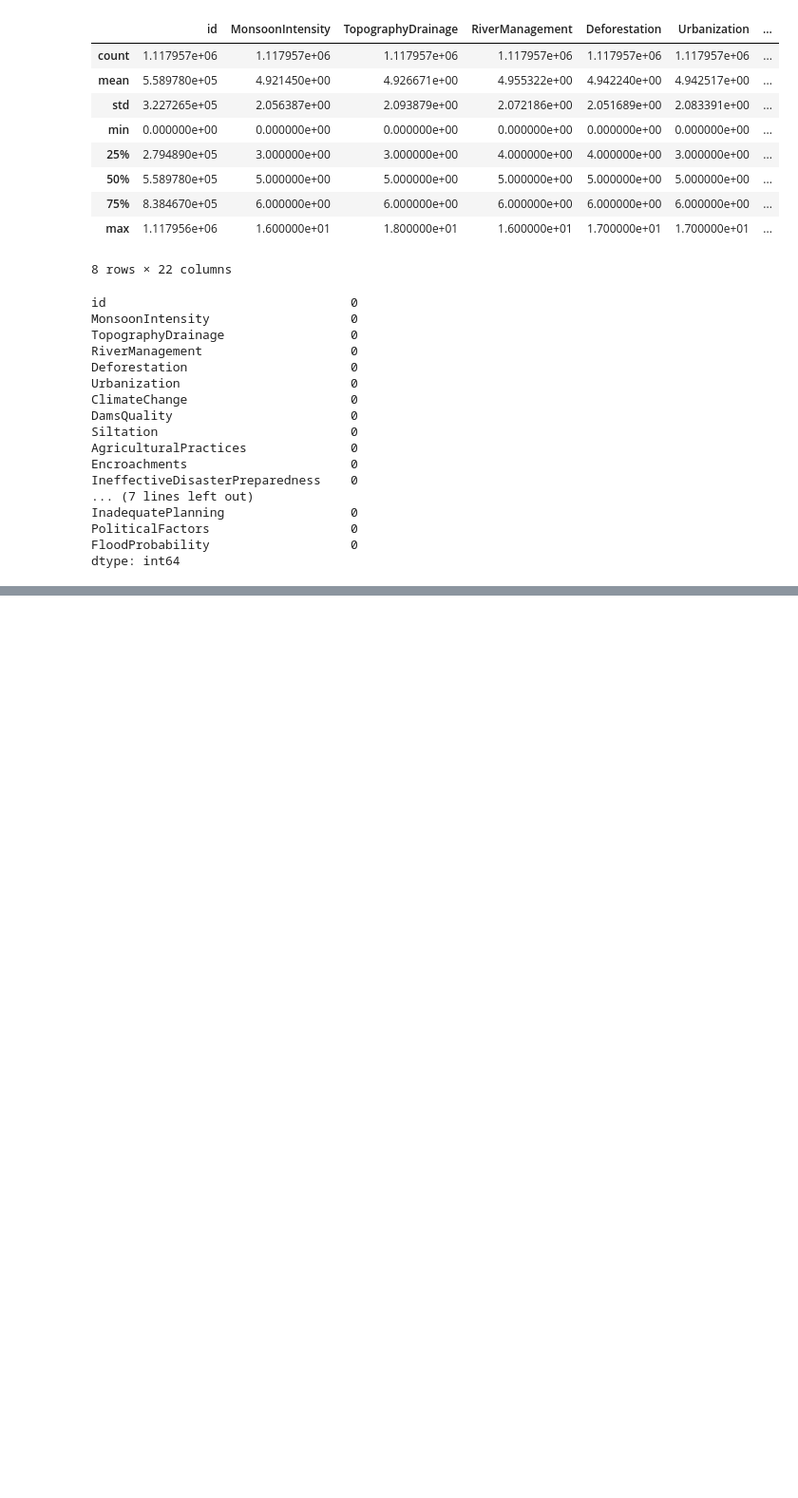
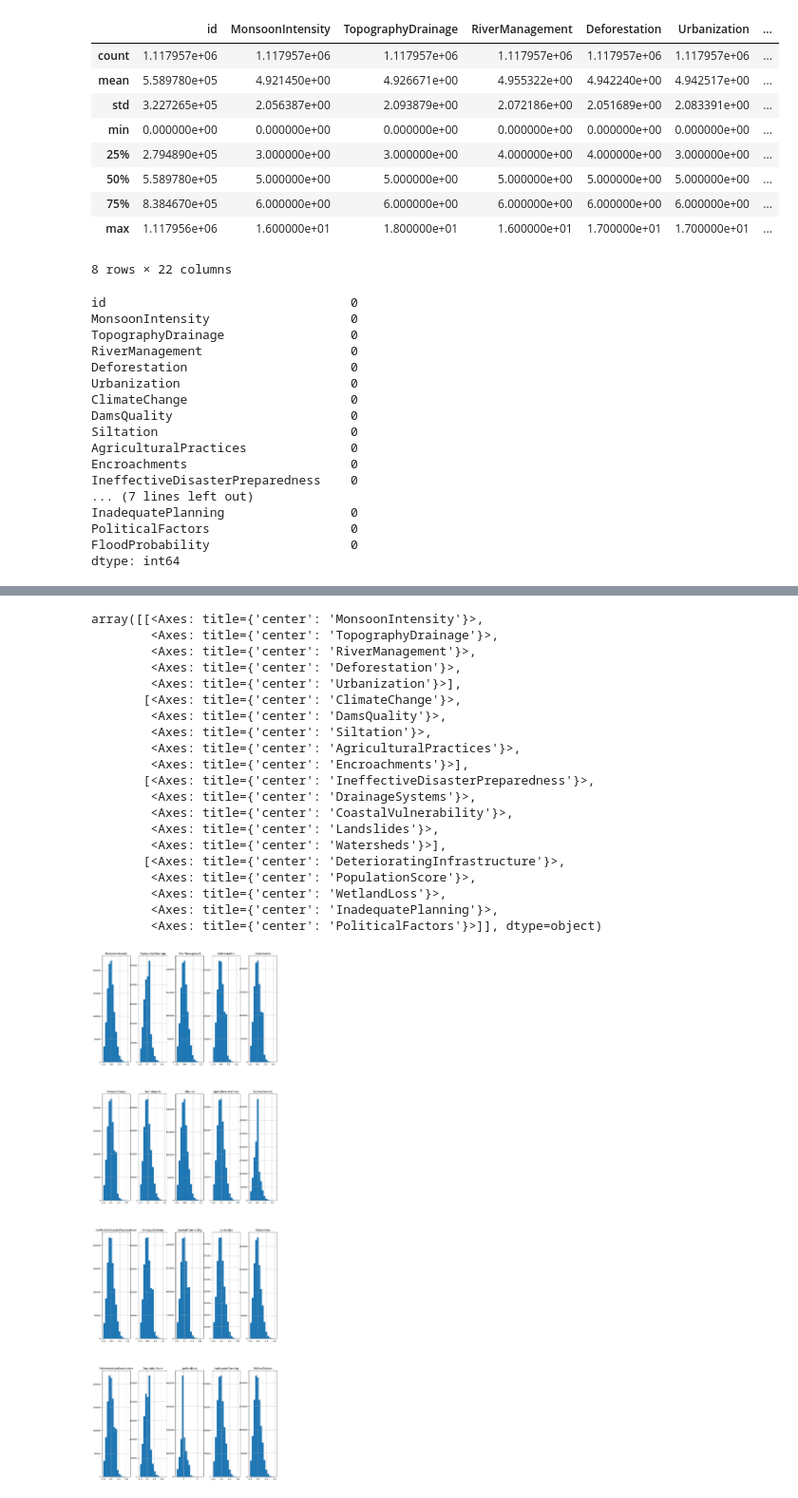
Before and after one commit to nsp8/Machine-Learning-Resources, a Jupyter notebook: regression_flood_prediction.ipynb, the cells around one changed output, grey strips where cells are left out. Shown: that part at 95% size. Drawn from its saved outputs; the diff is of its cells as text; code cells hidden in the pictures; blank space fills up the shorter version.

```diff
--- a/regression_flood_prediction.ipynb
+++ b/regression_flood_prediction.ipynb
@@ -50,0 +98,33 @@ dtype: int64
+# %%
+def standardize(data):
+    standard_scaler = StandardScaler()
+    standard_scaler.fit(data)
+    return standard_scaler.transform(data)
+    # _data = data.copy(deep=True)
+    # return (_data - _data.mean(axis=0)) / _data.std(axis=0)
+
+
+features_train_standardized = standardize(features_train)
+# features_train_standardized.hist(bins=15, figsize=(15, 45), layout=(4, 5))
+# %% [output]
+array([[<Axes: title={'center': 'MonsoonIntensity'}>,
+        <Axes: title={'center': 'TopographyDrainage'}>,
+        <Axes: title={'center': 'RiverManagement'}>,
+        <Axes: title={'center': 'Deforestation'}>,
+        <Axes: title={'center': 'Urbanization'}>],
+       [<Axes: title={'center': 'ClimateChange'}>,
+        <Axes: title={'center': 'DamsQuality'}>,
+        <Axes: title={'center': 'Siltation'}>,
+        <Axes: title={'center': 'AgriculturalPractices'}>,
+        <Axes: title={'center': 'Encroachments'}>],
+       [<Axes: title={'center': 'IneffectiveDisasterPreparedness'}>,
+        <Axes: title={'center': 'DrainageSystems'}>,
+        <Axes: title={'center': 'CoastalVulnerability'}>,
+        <Axes: title={'center': 'Landslides'}>,
+        <Axes: title={'center': 'Watersheds'}>],
+       [<Axes: title={'center': 'DeterioratingInfrastructure'}>,
+        <Axes: title={'center': 'PopulationScore'}>,
+        <Axes: title={'center': 'WetlandLoss'}>,
+        <Axes: title={'center': 'InadequatePlanning'}>,
+        <Axes: title={'center': 'PoliticalFactors'}>]], dtype=object)
+[figure, added]
```
Also changed, not shown: parts of 4 cells of this notebook.
